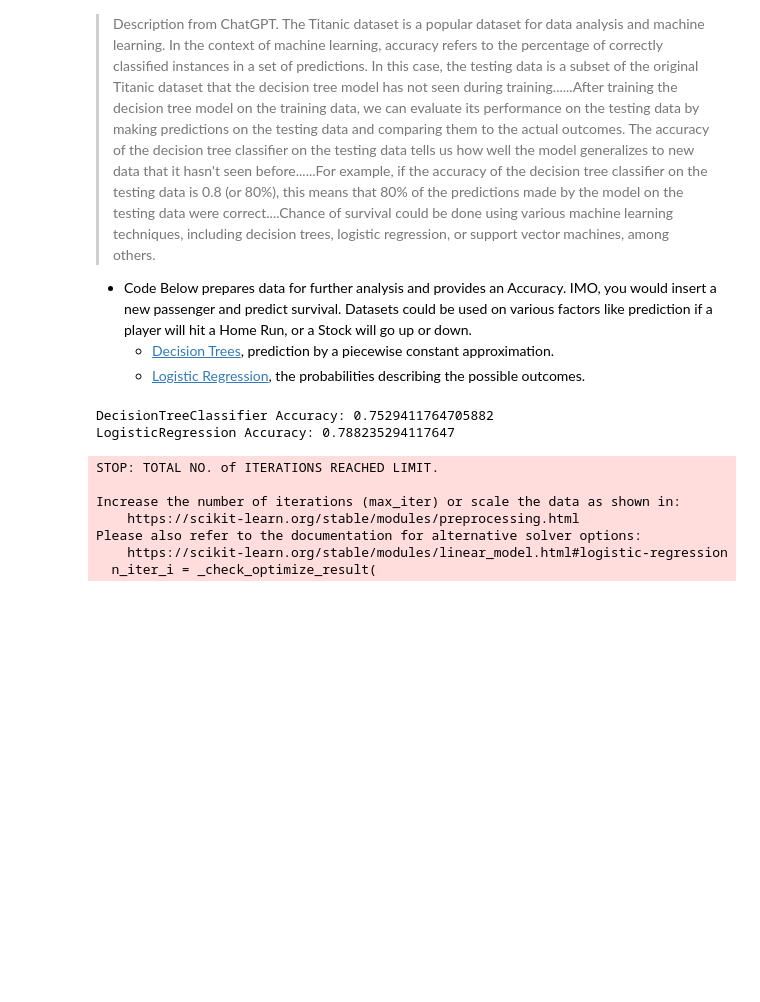
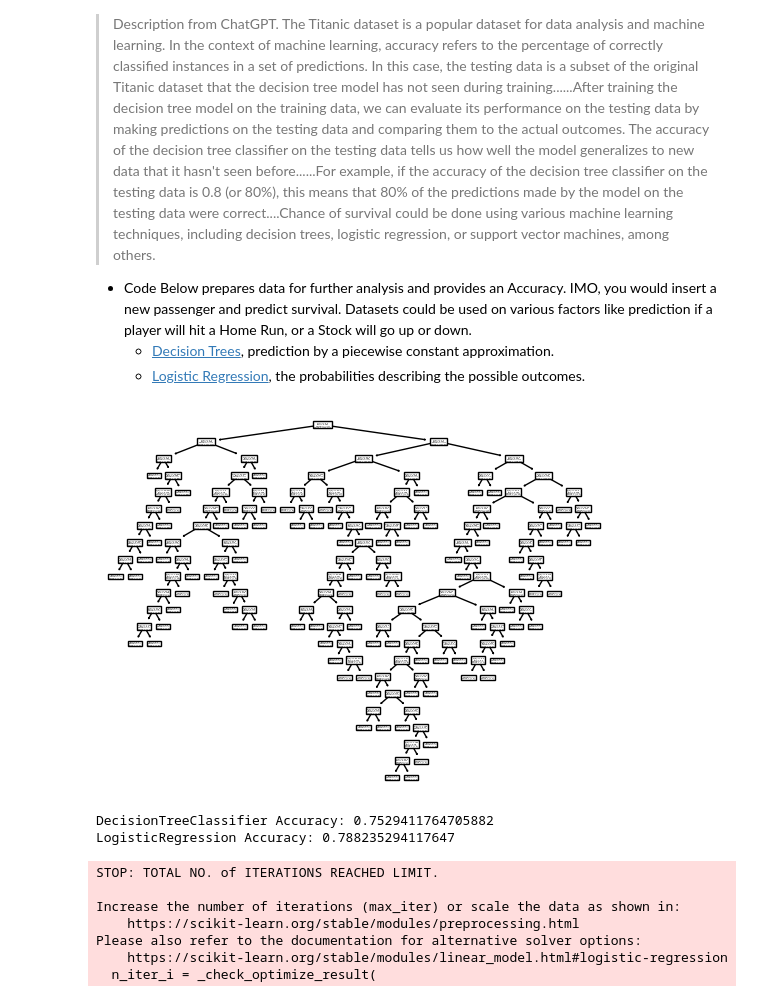
Before and after one commit to nVarap/blog, a Jupyter notebook: _notebooks/2023-03-09-AP-unit2-3.ipynb, the cells around one changed output. Saved outputs shown, nothing was run; the diff lists cells and outputs as text; code cells hidden in the pictures; blank space fills up the shorter version.

```diff
--- a/_notebooks/2023-03-09-AP-unit2-3.ipynb
+++ b/_notebooks/2023-03-09-AP-unit2-3.ipynb
@@ -517,32 +519,42 @@ dtype: float64
 # %%
 from sklearn.model_selection import train_test_split
 from sklearn.tree import DecisionTreeClassifier
+from sklearn import tree
 from sklearn.linear_model import LogisticRegression
 from sklearn.metrics import accuracy_score
+import matplotlib.pyplot as plt
 
 # Split arrays or matrices into random train and test subsets.
 X = td.drop('survived', axis=1)
 y = td['survived']
 X_train, X_test, y_train, y_test = train_test_split(X, y, test_size=0.3, random_state=42)
 
+
+
+
 # Train a decision tree classifier
 dt = DecisionTreeClassifier()
 dt.fit(X_train, y_train)
+
+tree.plot_tree(dt)
+plt.show()
 
 # Test the model
 y_pred = dt.predict(X_test)
 accuracy = accuracy_score(y_test, y_pred)
 print('DecisionTreeClassifier Accuracy:', accuracy)
+
 
 # Train a logistic regression model
 logreg = LogisticRegression()
 logreg.fit(X_train, y_train)
 
 # Test the model
 y_pred = logreg.predict(X_test)
 accuracy = accuracy_score(y_test, y_pred)
 print('LogisticRegression Accuracy:', accuracy)
 # %% [output]
+[figure, added]
 DecisionTreeClassifier Accuracy: 0.7529411764705882
 LogisticRegression Accuracy: 0.788235294117647
 STOP: TOTAL NO. of ITERATIONS REACHED LIMIT.
```
Also changed, not shown: parts of 2 cells of this notebook.
